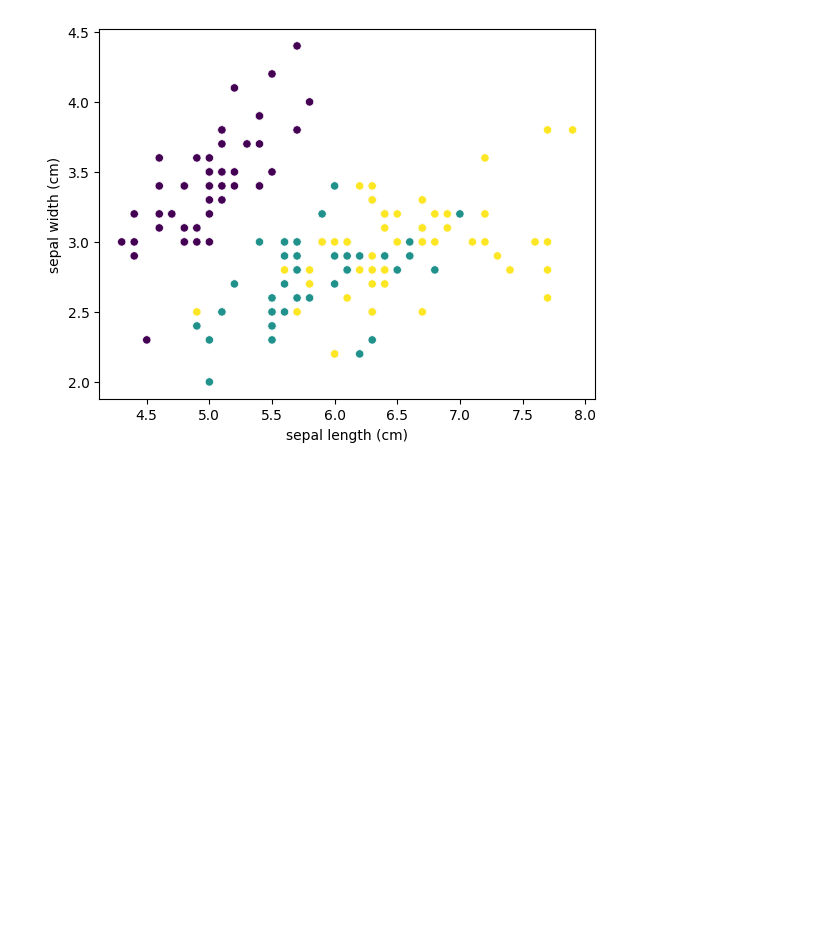
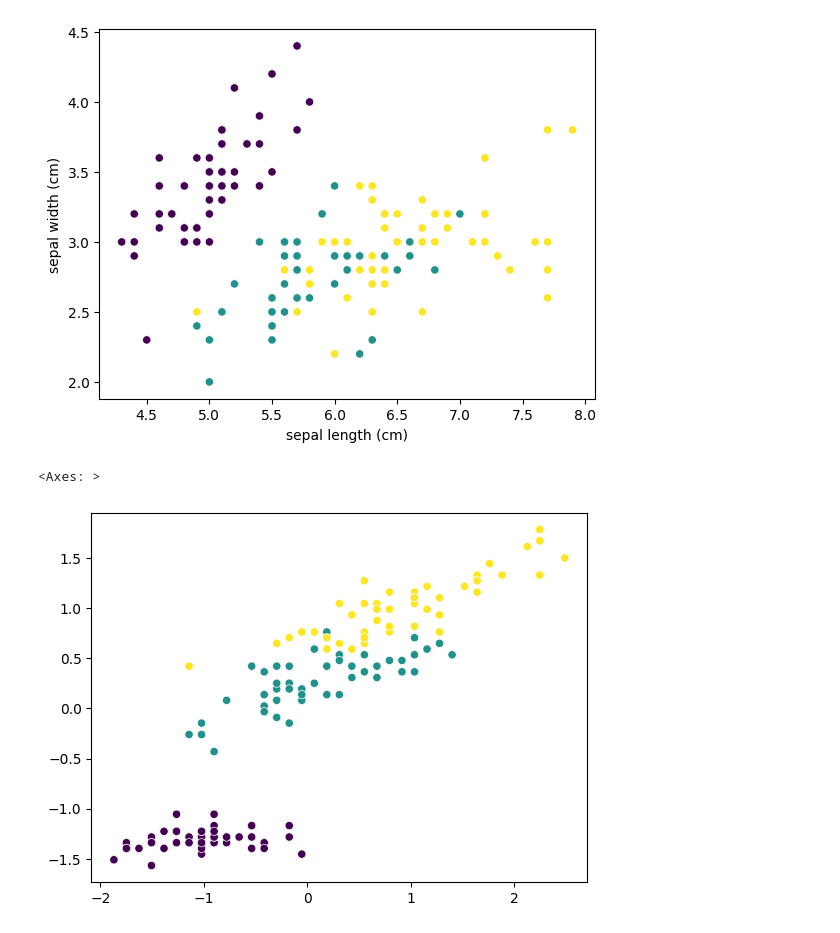
Before and after one commit to Ankit1726/Datascience, a Jupyter notebook: src/machine_learning/notebooks/unsupervised_ml.ipynb, the cells around one changed output. Drawn from its saved outputs; the diff is of its cells as text; code cells hidden in the pictures; blank space fills up the shorter version.

```diff
--- a/src/machine_learning/notebooks/unsupervised_ml.ipynb
+++ b/src/machine_learning/notebooks/unsupervised_ml.ipynb
@@ -201,3 +201,21 @@ sns.scatterplot(x=X.iloc[:,0],y=X.iloc[:,1],c=y)
 # %% [output]
 <Axes: xlabel='sepal length (cm)', ylabel='sepal width (cm)'>
 [figure]
+# %%
+import seaborn as sns
+from sklearn.datasets import load_iris
+from sklearn.preprocessing import StandardScaler
+
+df = load_iris(as_frame=True).frame
+
+X = df.drop("target",axis=1)
+y = df["target"]
+
+# Scaling
+scale = StandardScaler()
+x_scaled = scale.fit_transform(X)
+# %%
+sns.scatterplot(x=x_scaled[:,0],y=x_scaled[:,2],c=y)
+# %% [output]
+<Axes: >
+[figure, added]
```
Also changed, not shown: parts of 5 cells of this notebook.
